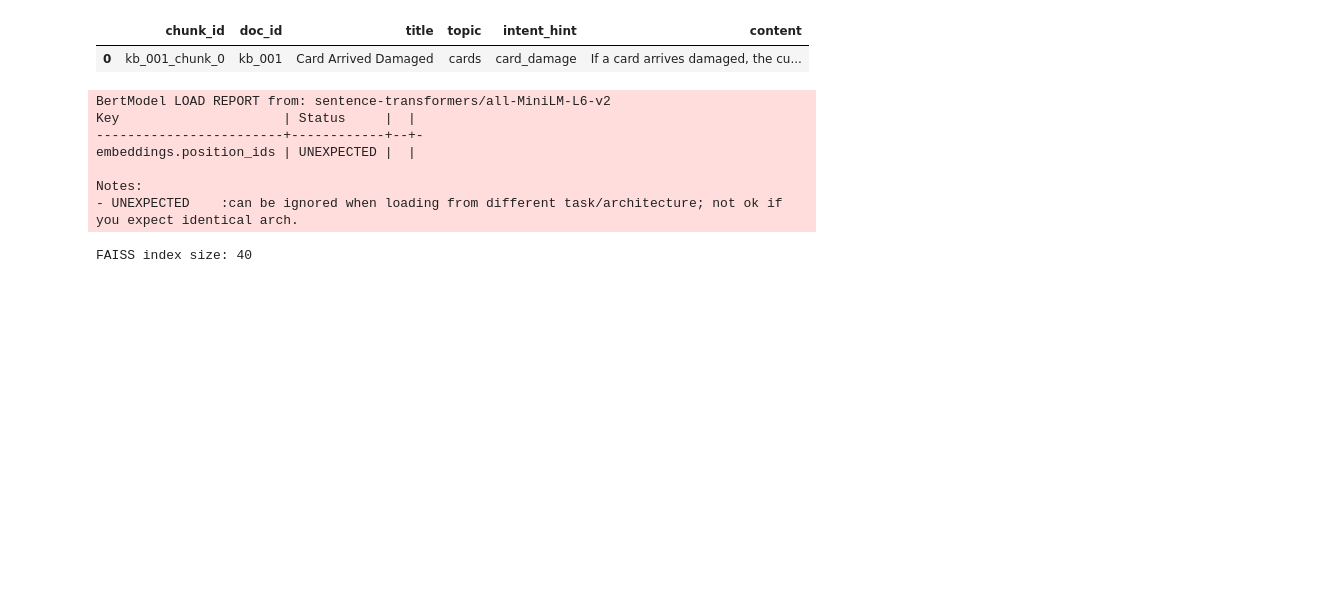
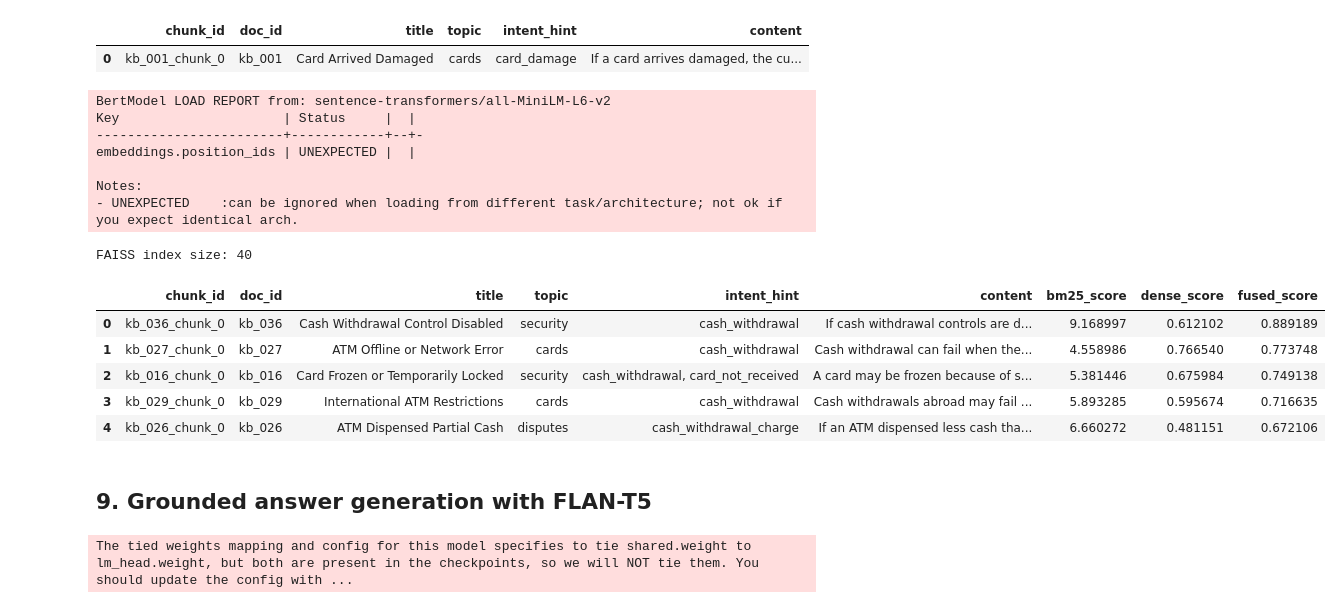
Before and after one commit to mdmohsin212/Kaggle-competitions, a Jupyter notebook: Support Ticket Intelligence/notebook/support_ticket.ipynb, the cells around one changed output. Saved outputs shown, nothing was run; the diff lists cells and outputs as text; code cells hidden in the pictures; blank space fills up the shorter version.

Commit message:
Grounded answer generation with FLAN-T5

```diff
--- a/Support Ticket Intelligence/notebook/support_ticket.ipynb
+++ b/Support Ticket Intelligence/notebook/support_ticket.ipynb
@@ -702,3 +702,42 @@ index.add(chunks_embeddings)
 print("FAISS index size:", index.ntotal)
 # %% [output]
 FAISS index size: 40
+# %%
+def retrieve_hybrid(query, top_k=5, alpha=0.55):
+    tokenized_query = basic_clean(query).split()
+    bm25_scores = np.array(bm25.get_scores(tokenized_query), dtype=np.float32)
+    bm25_norm = bm25_scores / bm25_scores.max() if bm25_scores.max() > 0 else bm25_scores
+
+    q_emb = embed_model.encode([query], convert_to_numpy=True, normalize_embeddings=True).astype("float32")
+    sim_scores, sim_idx = index.search(q_emb, len(kb_chunks_df))
+
+    dense_scores = np.zeros(len(kb_chunks_df), dtype=np.float32)
+    dense_scores[sim_idx[0]] = sim_scores[0]
+    dense_norm = dense_scores / dense_scores.max() if dense_scores.max() > 0 else dense_scores
+
+    fused = alpha * dense_norm + (1 - alpha) * bm25_norm
+    best_idx = np.argsort(-fused)[:top_k]
+
+    results = kb_chunks_df.iloc[best_idx].copy()
+    results["bm25_score"] = bm25_scores[best_idx]
+    results["dense_score"] = dense_scores[best_idx]
+    results["fused_score"] = fused[best_idx]
+    return results.sort_values("fused_score", ascending=False).reset_index(drop=True)
+# %%
+retrieve_hybrid("My cash withdrawal failed and maybe the card settings are the problem", top_k=5)
+# %% [output]
+|  | chunk_id | doc_id | title | topic | intent_hint | content | bm25_score | dense_score | fused_score |
+| 0 | kb_036_chunk_0 | kb_036 | Cash Withdrawal Control Disabled | security | cash_withdrawal | If cash withdrawal controls are d... | 9.168997 | 0.612102 | 0.889189 |
+| 1 | kb_027_chunk_0 | kb_027 | ATM Offline or Network Error | cards | cash_withdrawal | Cash withdrawal can fail when the... | 4.558986 | 0.766540 | 0.773748 |
+| 2 | kb_016_chunk_0 | kb_016 | Card Frozen or Temporarily Locked | security | cash_withdrawal, card_not_received | A card may be frozen because of s... | 5.381446 | 0.675984 | 0.749138 |
+| 3 | kb_029_chunk_0 | kb_029 | International ATM Restrictions | cards | cash_withdrawal | Cash withdrawals abroad may fail ... | 5.893285 | 0.595674 | 0.716635 |
+| 4 | kb_026_chunk_0 | kb_026 | ATM Dispensed Partial Cash | disputes | cash_withdrawal_charge | If an ATM dispensed less cash tha... | 6.660272 | 0.481151 | 0.672106 |
+# %% [markdown]
+## 9. Grounded answer generation with FLAN-T5
+# %%
+GEN_MODEL_NAME = "google/flan-t5-base"
+
+gen_tokenizer = AutoTokenizer.from_pretrained(GEN_MODEL_NAME)
+gen_model = AutoModelForSeq2SeqLM.from_pretrained(GEN_MODEL_NAME).to(DEVICE)
+# %% [output]
+The tied weights mapping and config for this model specifies to tie shared.weight to lm_head.weight, but both are present in the checkpoints, so we will NOT tie them. You should update the config with ...
```
Also changed, not shown: parts of 10 cells of this notebook.
